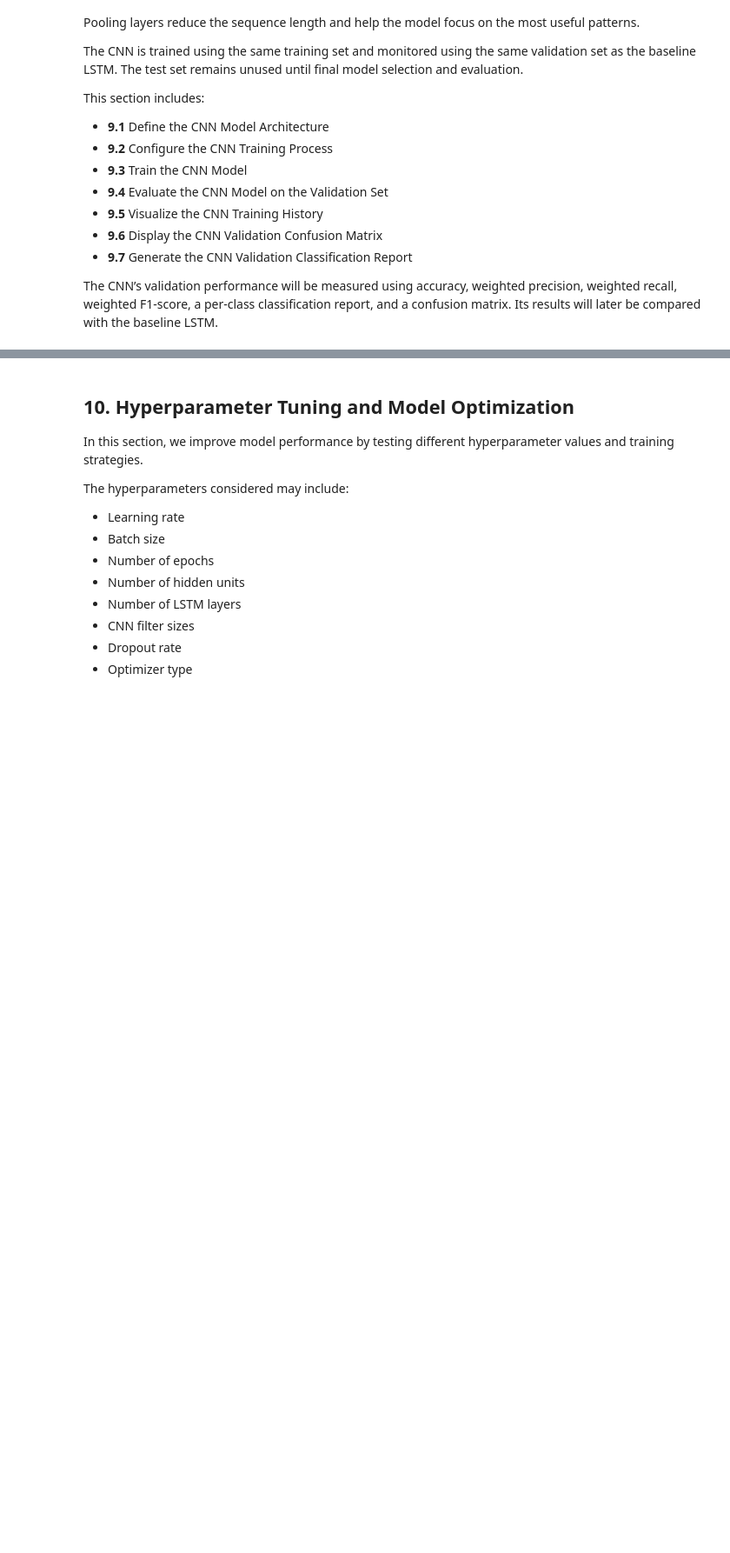
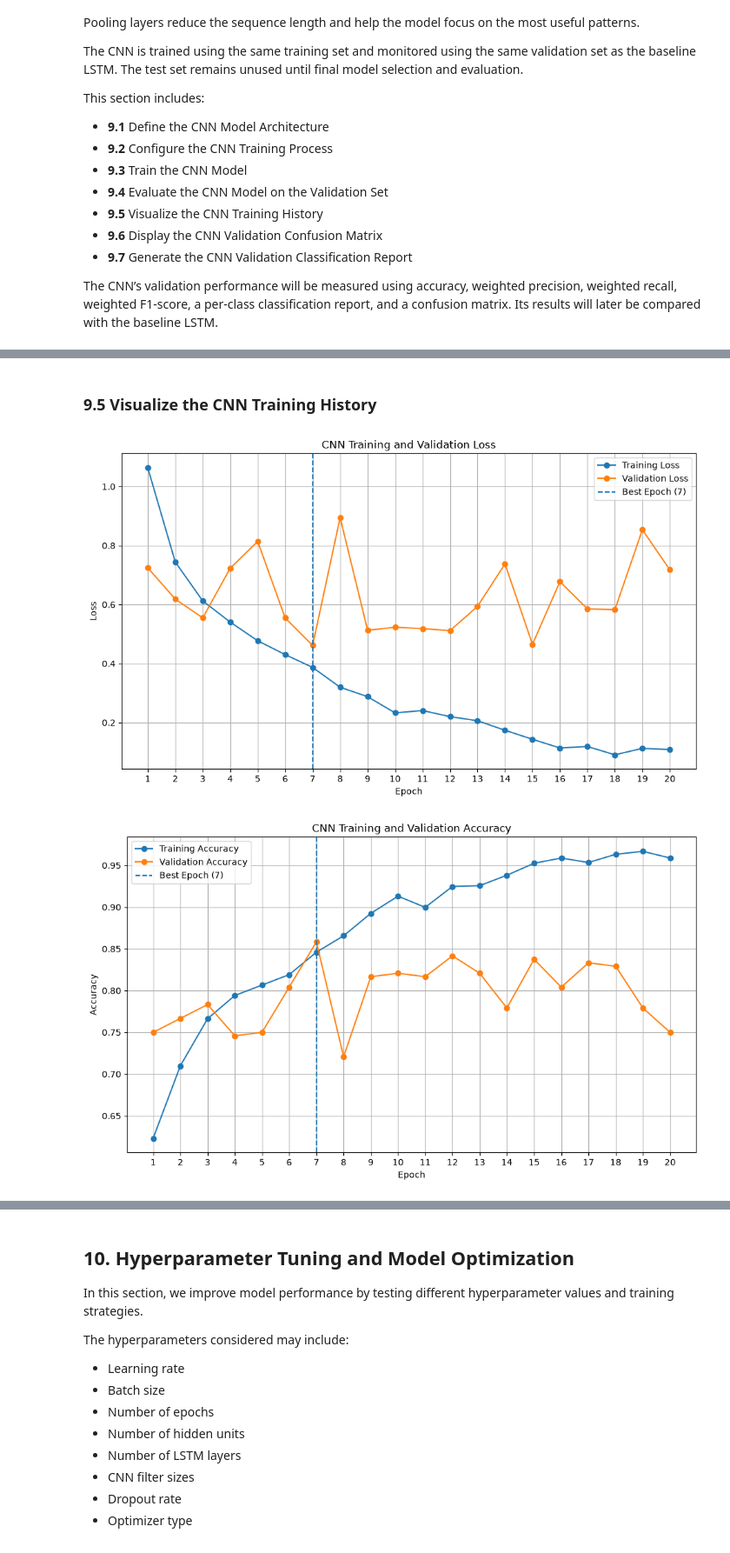
Before and after one commit to SamTavasoli/music-composer-classification-pytorch, a Jupyter notebook: notebooks/composer_classification.ipynb, the cells around one changed output, grey strips where cells are left out. Shown at 87% size. Cells and saved outputs as stored; diff of their text form; code cells hidden in the pictures; blank space fills up the shorter version.

```diff
--- a/notebooks/composer_classification.ipynb
+++ b/notebooks/composer_classification.ipynb
@@ -3758,0 +4144,77 @@ The CNN’s validation performance will be measured using accuracy, weighted pre
+# %% [markdown]
+### 9.5 Visualize the CNN Training History
+# %%
+epochs = range(
+    1,
+    len(cnn_history["train_loss"]) + 1
+)
+
+# Plot training and validation loss
+plt.figure(figsize=(10, 6))
+
+plt.plot(
+    epochs,
+    cnn_history["train_loss"],
+    marker="o",
+    label="Training Loss"
+)
+
+plt.plot(
+    epochs,
+    cnn_history["val_loss"],
+    marker="o",
+    label="Validation Loss"
+)
+
+# Mark the best validation epoch
+plt.axvline(
+    x=cnn_best_epoch,
+    linestyle="--",
+    label=f"Best Epoch ({cnn_best_epoch})"
+)
+
+plt.title("CNN Training and Validation Loss")
+plt.xlabel("Epoch")
+plt.ylabel("Loss")
+plt.xticks(epochs)
+plt.legend()
+plt.grid(True)
+plt.tight_layout()
+plt.show()
+
+
+# Plot training and validation accuracy
+plt.figure(figsize=(10, 6))
+
+plt.plot(
+    epochs,
+    cnn_history["train_accuracy"],
+    marker="o",
+    label="Training Accuracy"
+)
+
+plt.plot(
+    epochs,
+    cnn_history["val_accuracy"],
+    marker="o",
+    label="Validation Accuracy"
+)
+
+# Mark the best validation epoch
+plt.axvline(
+    x=cnn_best_epoch,
+    linestyle="--",
+    label=f"Best Epoch ({cnn_best_epoch})"
+)
+
+plt.title("CNN Training and Validation Accuracy")
+plt.xlabel("Epoch")
+plt.ylabel("Accuracy")
+plt.xticks(epochs)
+plt.legend()
+plt.grid(True)
+plt.tight_layout()
+plt.show()
+# %% [output]
+[figure, added]
+[figure, added]
```
Also changed, not shown: parts of 64 cells of this notebook.
